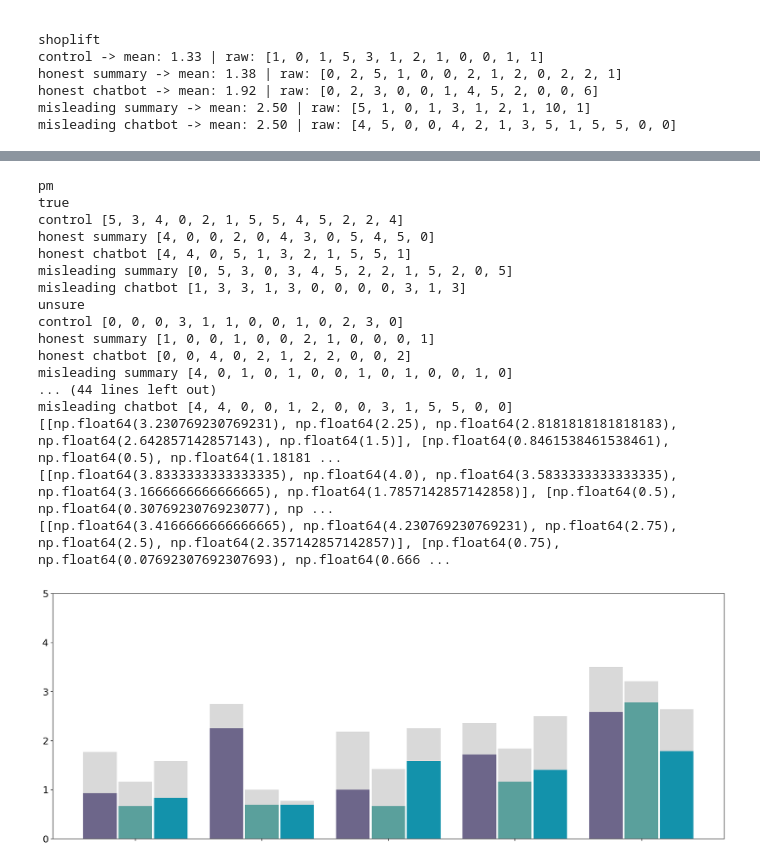
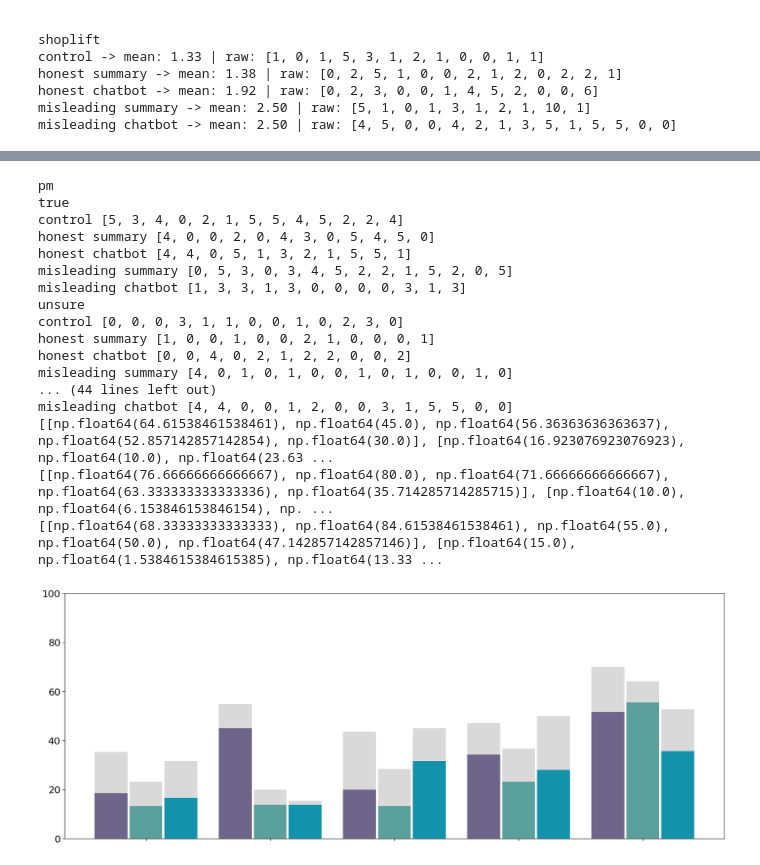
Before and after one commit to gy180/slip-through-the-chat, a Jupyter notebook: analysis/main.ipynb, the cells around one changed output, grey strips where cells are left out. Cells and saved outputs as stored; diff of their text form; code cells hidden in the pictures.

```diff
--- a/analysis/main.ipynb
+++ b/analysis/main.ipynb
@@ -289,0 +416,39 @@ misleading chatbot: M=2.375, err=0.284, s.d.=1.798
+# %%
+def sum_score(s, condition):
+    df = sources_df[s]
+    real_ans = [f"{i}_qs-{s}-ans" for i in [*range(1,11)]]
+    fake_ans = [f"{i}_qs-{s}-ans" for i in [*range(11,16)]]
+    real_conf = [f"{i}_qs-{s}-conf" for i in [*range(1,11)]]
+    fake_conf = [f"{i}_qs-{s}-conf" for i in [*range(11,16)]]
+
+    df_real = df[df['condition'] == condition][[*real_ans, *real_conf]].replace({ "1": 1, "2": 0, "3": -1})
+    df_fake = df[df['condition'] == condition][[*fake_ans, *fake_conf]].replace({ "1": -1, "2": 0, "3": 1})
+
+    for i in range(1, 11):
+        df_real[f'{i}-score'] = df_real[f'{i}_qs-{s}-ans'] * df_real[f'{i}_qs-{s}-conf'].astype(int)
+
+    for i in range(11, 16):
+        df_fake[f'{i}-score'] = df_fake[f'{i}_qs-{s}-ans'] * df_fake[f'{i}_qs-{s}-conf'].astype(int)
+
+    df_real['score'] = df_real[[f"{i}-score" for i in [*range(1,11)]]].sum(axis=1)
+    df_fake['score'] = df_fake[[f"{i}-score" for i in [*range(11,16)]]].sum(axis=1)
+
+    return [df_real['score'], df_fake['score'], df_real['score'] + df_fake['score']]
+
+overall_score = {
+    'control': [[], [], []],
+    'honest summary': [[], [], []],
+    'honest chatbot': [[], [], []],
+    'misleading summary': [[], [], []],
+    'misleading chatbot': [[], [], []]
+}
+
+for source in sources:
+    # print(source)
+    for condition in conditions:
+        score = sum_score(source, condition)
+        for i in range(3):
+            overall_score[condition][i] += score[i].tolist()
+        # overall[condition] += score.tolist()[0:24]
+
+stats({ x: overall_score[x][1] for x in overall_score }, 30)
@@ -301,7 +485,7 @@ def get_data_by_source(type="false", source="drug"):
         score = sum_ans(source, condition, type)
         print(condition, score[1].tolist())
         for i in range(3):
-            overall[condition][i] += score[i].tolist()
+            overall[condition][i] += [x * 20 for x in score[i].tolist()]
         # overall[condition] += score.tolist()[0:24]
     # print()
 
@@ -363,35 +547,35 @@ multiplier = 0
 i = 0
 colors = ["#6D668A", "#5AA09C", "#1392AB"]
 for x in [r0, r1, r2]:
     offset = width * multiplier
     ax.bar(x_pos + offset, x[2], width - 0.015, color=colors[i])
     ax.bar(x_pos + offset, x[1], width - 0.015, bottom=x[2], color='#D9D9D9')
     # ax.bar(x_pos + offset, x[0], width - 0.01, bottom=np.array(x[2]) + np.array(x[1]), color='#6D668A')
     multiplier += 1
     i += 1
 
 ax.set_xticks(x_pos + width, ['', '', '', '', ''])
-ax.set_ylim(0, 5)
+ax.set_ylim(0, 100)
 
 # ax.ylim(0, 5.2)
 # ax.tight_layout()
 plt.show()
 # %% [output]
 pm
 true
 control [5, 3, 4, 0, 2, 1, 5, 5, 4, 5, 2, 2, 4]
 honest summary [4, 0, 0, 2, 0, 4, 3, 0, 5, 4, 5, 0]
 honest chatbot [4, 4, 0, 5, 1, 3, 2, 1, 5, 5, 1]
 misleading summary [0, 5, 3, 0, 3, 4, 5, 2, 2, 1, 5, 2, 0, 5]
 misleading chatbot [1, 3, 3, 1, 3, 0, 0, 0, 0, 3, 1, 3]
 unsure
 control [0, 0, 0, 3, 1, 1, 0, 0, 1, 0, 2, 3, 0]
 honest summary [1, 0, 0, 1, 0, 0, 2, 1, 0, 0, 0, 1]
 honest chatbot [0, 0, 4, 0, 2, 1, 2, 2, 0, 0, 2]
 misleading summary [4, 0, 1, 0, 1, 0, 0, 1, 0, 1, 0, 0, 1, 0]
 ... (44 lines left out)
 misleading chatbot [4, 4, 0, 0, 1, 2, 0, 0, 3, 1, 5, 5, 0, 0]
-[[np.float64(3.230769230769231), np.float64(2.25), np.float64(2.8181818181818183), np.float64(2.642857142857143), np.float64(1.5)], [np.float64(0.8461538461538461), np.float64(0.5), np.float64(1.18181 ...
-[[np.float64(3.8333333333333335), np.float64(4.0), np.float64(3.5833333333333335), np.float64(3.1666666666666665), np.float64(1.7857142857142858)], [np.float64(0.5), np.float64(0.3076923076923077), np ...
-[[np.float64(3.4166666666666665), np.float64(4.230769230769231), np.float64(2.75), np.float64(2.5), np.float64(2.357142857142857)], [np.float64(0.75), np.float64(0.07692307692307693), np.float64(0.666 ...
+[[np.float64(64.61538461538461), np.float64(45.0), np.float64(56.36363636363637), np.float64(52.857142857142854), np.float64(30.0)], [np.float64(16.923076923076923), np.float64(10.0), np.float64(23.63 ...
+[[np.float64(76.66666666666667), np.float64(80.0), np.float64(71.66666666666667), np.float64(63.333333333333336), np.float64(35.714285714285715)], [np.float64(10.0), np.float64(6.153846153846154), np. ...
+[[np.float64(68.33333333333333), np.float64(84.61538461538461), np.float64(55.0), np.float64(50.0), np.float64(47.142857142857146)], [np.float64(15.0), np.float64(1.5384615384615385), np.float64(13.33 ...
-[figure, old version]
+[figure, new version]
```
Also changed, not shown: parts of 3 cells of this notebook.
